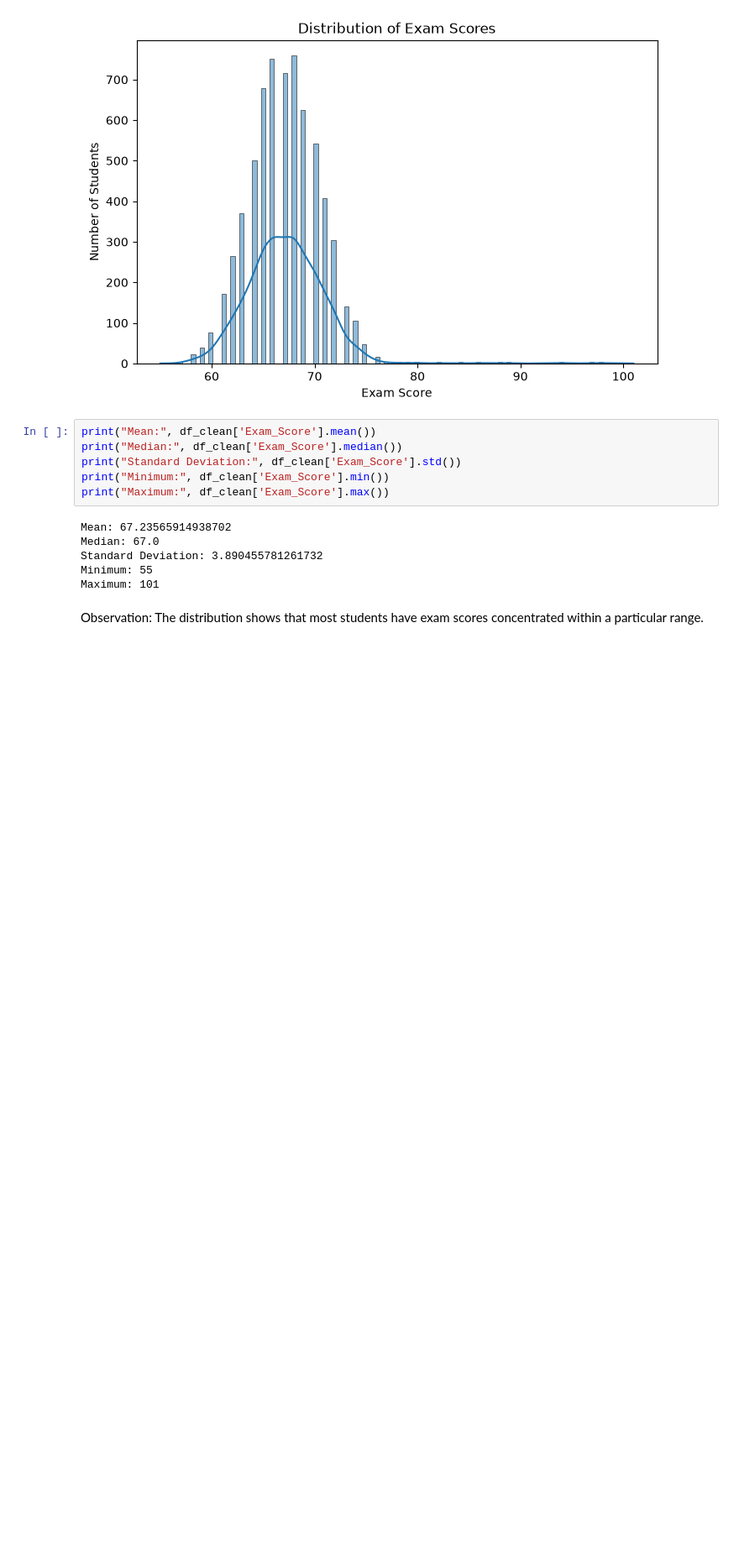
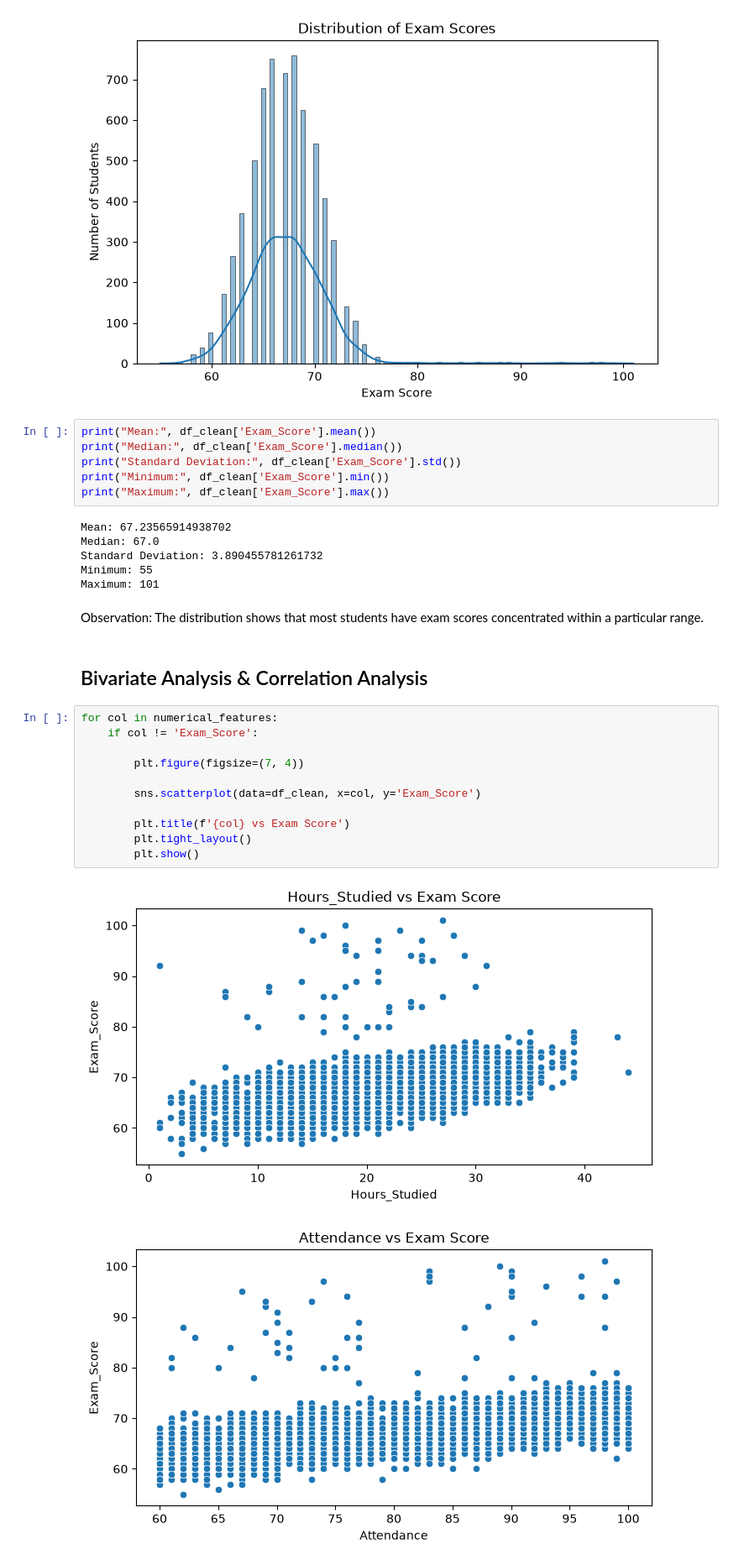
Before and after one commit to mdraihanmostafa746-coder/Student-Academic-Performance-Analysis-and-Prediction, a Jupyter notebook: notebooks/student_performance_analysis.ipynb, the cells around one changed output. Shown at 84% size. Saved outputs shown, nothing was run; the diff lists cells and outputs as text; blank space fills up the shorter version.

Commit message:
Complete Bivariate Analysis & Correlation Analysis

```diff
--- a/notebooks/student_performance_analysis.ipynb
+++ b/notebooks/student_performance_analysis.ipynb
@@ -498,3 +498,19 @@ Maximum: 101
 Observation:
 The distribution shows that most students have
 exam scores concentrated within a particular range.
+# %% [markdown]
+## Bivariate Analysis & Correlation Analysis
+# %%
+for col in numerical_features:
+    if col != 'Exam_Score':
+
+        plt.figure(figsize=(7, 4))
+
+        sns.scatterplot(data=df_clean, x=col, y='Exam_Score')
+
+        plt.title(f'{col} vs Exam Score')
+        plt.tight_layout()
+        plt.show()
+# %% [output]
+[figure, added]
+[figure, added]
```
Also changed, not shown: parts of 5 cells of this notebook.
